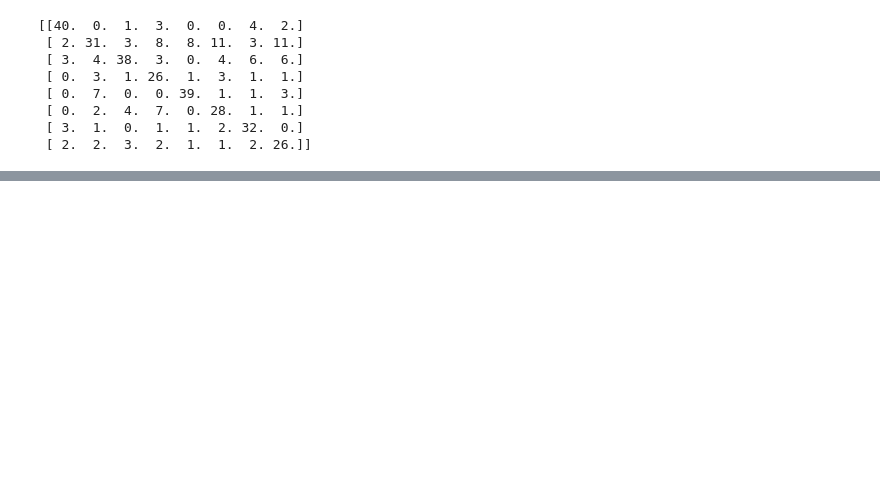
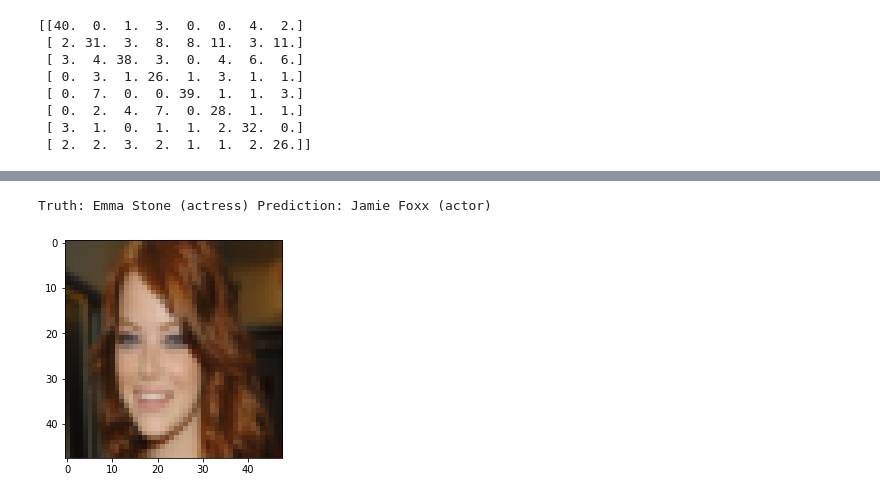
Before and after one commit to fa97ber/DeepLearning, a Jupyter notebook: DL_02_02.ipynb, the cells around one changed output, grey strips where cells are left out. Saved outputs shown, nothing was run; the diff lists cells and outputs as text; code cells hidden in the pictures; blank space fills up the shorter version.

```diff
--- a/DL_02_02.ipynb
+++ b/DL_02_02.ipynb
@@ -225,0 +366,7 @@ Truth: Miranda Cosgrove Prediction: Taryn Manning (actress)
+# %%
+mcl = missclassified[1]
+print('Truth:',classes[Y_test[mcl]], 'Prediction:', classes[np.argmax(Y_pred[mcl])])
+plt.imshow(X_test[mcl]);
+# %% [output]
+Truth: Emma Stone (actress) Prediction: Jamie Foxx (actor)
+[figure, added]
```
Also changed, not shown: parts of 27 cells of this notebook.
